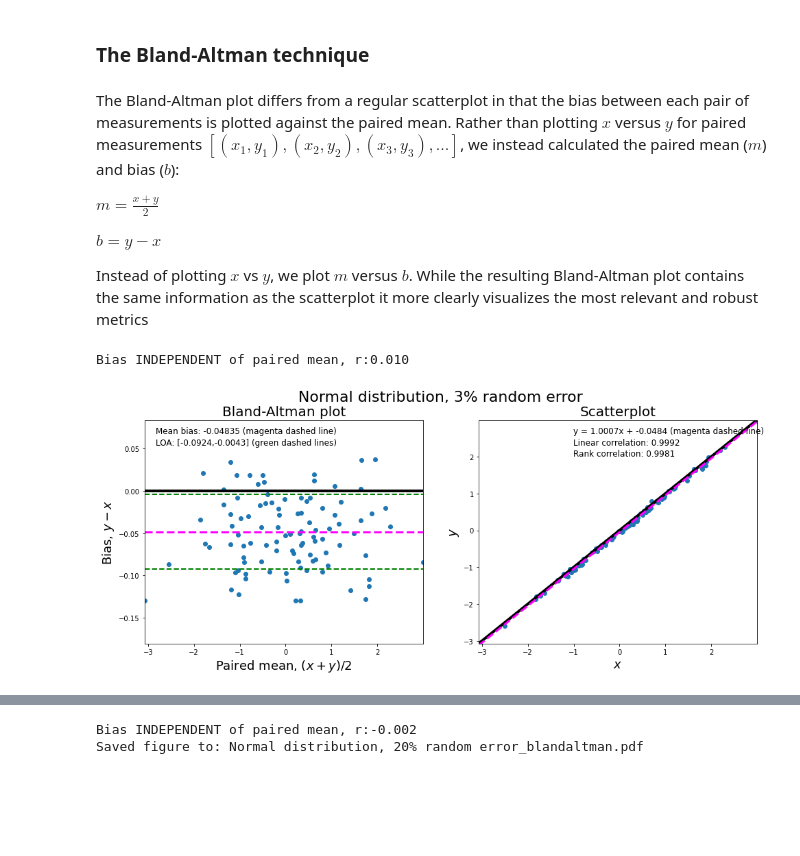
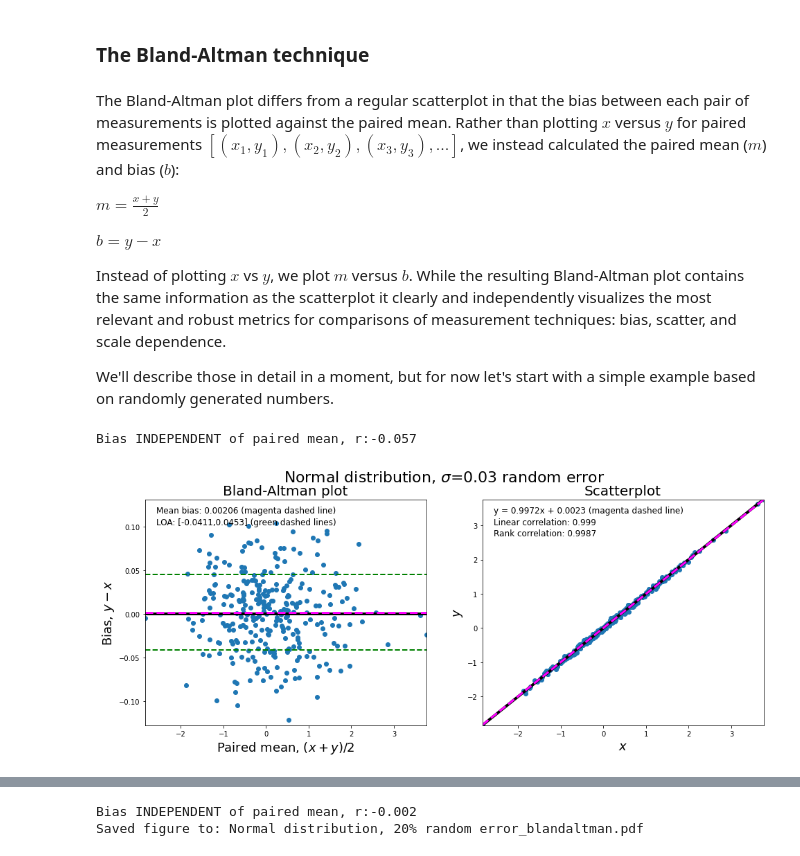
Before and after one commit to knobelsp/BlandAltman, a Jupyter notebook: Copy_of_BlandAltman.ipynb, the cells around one changed output, grey strips where cells are left out. Drawn from its saved outputs; the diff is of its cells as text; code cells hidden in the pictures; blank space fills up the shorter version.

```diff
--- a/Copy_of_BlandAltman.ipynb
+++ b/Copy_of_BlandAltman.ipynb
@@ -154,10 +154,12 @@ def plot_BAvsScat(x_input,y_input,label='',saveplot=0, scat=0, binscale=1.0):
         g=ax2.hist2d(xx,yy, bins=(nbin,nbin), norm=mcolors.PowerNorm(gamma), cmap=plt.cm.inferno,
                range=[[min_jj, max_jj], [min_jj, max_jj]])
         fig.colorbar(g[3], ax=ax2)
+        xax_move=0.3
     else:
         g=ax2.scatter(xx,yy)
         ax2.set_xlim([min_jj, max_jj])
         ax2.set_ylim([min_jj, max_jj])
+        xax_move=0.0
 
     ax2.set_title('Scatterplot', fontsize=20)
     ax2.set_xlabel('$x$', fontsize=18)
@@ -168,11 +170,11 @@ def plot_BAvsScat(x_input,y_input,label='',saveplot=0, scat=0, binscale=1.0):
     min_fit_yy=regress_result.slope*min_jj + regress_result.intercept
     max_fit_yy=regress_result.slope*max_jj + regress_result.intercept
     ax2.plot([min_jj,max_jj],[min_fit_yy,max_fit_yy],color=fitclr,linestyle='dashed',linewidth=3.0)
-    ax2.text(1.54, 0.95, txt3, horizontalalignment='left', color=lineclr,
+    ax2.text(xax_move+1.24, 0.95, txt3, horizontalalignment='left', color=lineclr,
              verticalalignment='center', transform=ax1.transAxes,fontsize=12)
-    ax2.text(1.54, 0.90, txt4, horizontalalignment='left', color=lineclr,
+    ax2.text(xax_move+1.24, 0.90, txt4, horizontalalignment='left', color=lineclr,
              verticalalignment='center', transform=ax1.transAxes,fontsize=12)
-    ax2.text(1.54, 0.85, txt5, horizontalalignment='left', color=lineclr,
+    ax2.text(xax_move+1.24, 0.85, txt5, horizontalalignment='left', color=lineclr,
              verticalalignment='center', transform=ax1.transAxes,fontsize=12)
 
     #save figure if savefig=1
@@ -192,23 +194,21 @@ $m = \frac{x+y}{2}$
 
 $b = y - x $
 
-Instead of plotting $x$ vs $y$, we plot $m$ versus $b$. While the resulting Bland-Altman plot contains the same information as the scatterplot it more clearly visualizes the most relevant and robust metrics
+Instead of plotting $x$ vs $y$, we plot $m$ versus $b$. While the resulting Bland-Altman plot contains the same information as the scatterplot it clearly and independently visualizes the most relevant and robust metrics for comparisons of measurement techniques: bias, scatter, and scale dependence.
+
+We'll describe those in detail in a moment, but for now let's start with a simple example based on randomly generated numbers.
 # %%
-leng=100
+leng=300
 source=np.random.standard_normal(size=(leng)) #this is the true value
-this_leng=len(source)
+random_error=0.03 #set a random error of 3% as wide as a standard normal distribution
 
-random_error=0.03
+xx_error_rand=random_error*np.random.standard_normal(size=(leng)) #generate random error for measurement x
+xx= source + xx_error_rand #x is the true value (source) plus random errors
 
-xx_error_rand=random_error*np.random.standard_normal(size=(this_leng))
-xx_error_syst=0.05
-xx= source + xx_error_rand + xx_error_syst
+yy_error_rand=random_error*np.random.standard_normal(size=(leng)) #generate random error for measurement x
+yy= source + yy_error_rand #y is the true value (source) plus random errors
 
-yy_error_rand=random_error*np.random.standard_normal(size=(this_leng))
-yy_error_syst=0.0
-yy= source + yy_error_rand + yy_error_syst
-
-plot_BAvsScat(xx,yy,label='Normal distribution, 3% random error',binscale=0.5,scat=1)
+plot_BAvsScat(xx,yy,label='Normal distribution, $\sigma$=0.03 random error',scat=1)
 # %% [output]
-Bias INDEPENDENT of paired mean, r:0.010
+Bias INDEPENDENT of paired mean, r:-0.057
-[figure, old version]
+[figure, new version]
```
Also changed, not shown: parts of 2 cells of this notebook.
